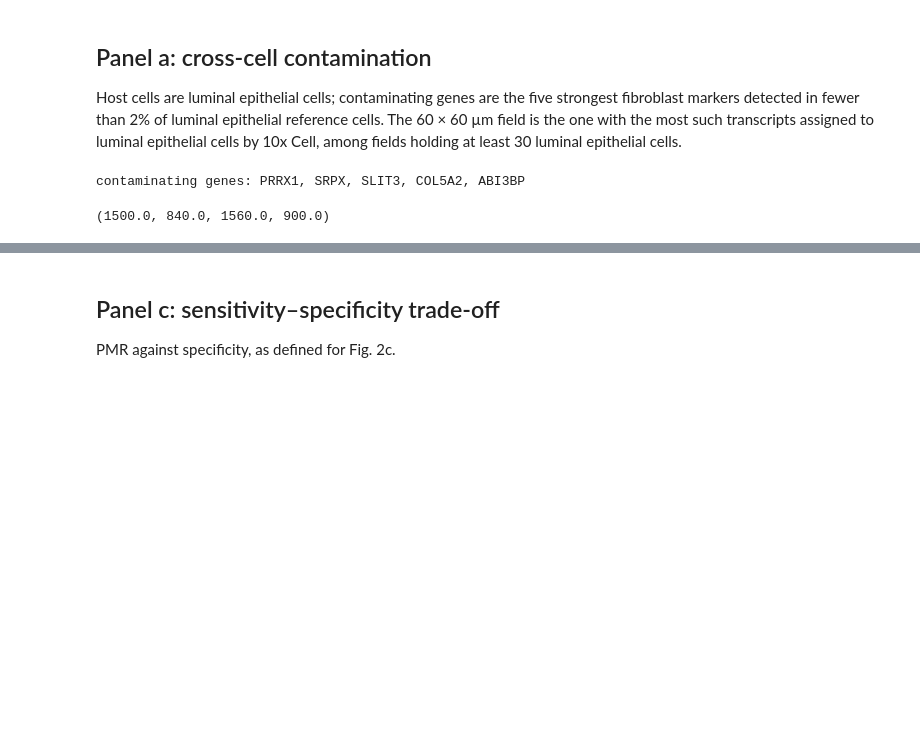
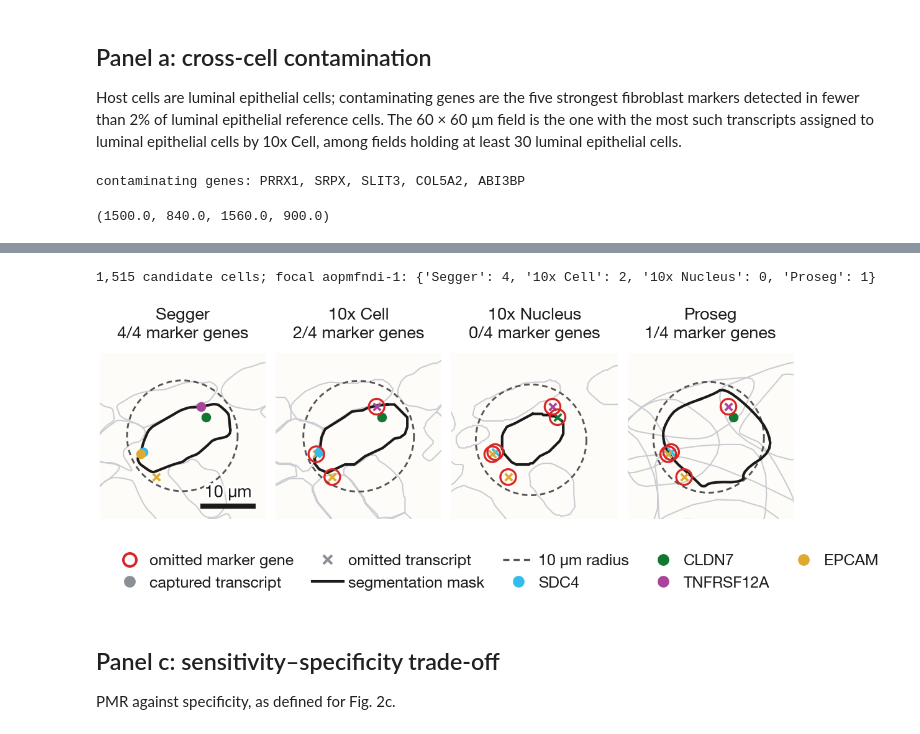
Before and after one commit to dpeerlab/segger-analysis, a Jupyter notebook: paper/contamination_xenium_breast.ipynb, the cells around one changed output, grey strips where cells are left out. Cells and saved outputs as stored; diff of their text form; code cells hidden in the pictures; blank space fills up the shorter version.

```diff
--- a/paper/contamination_xenium_breast.ipynb
+++ b/paper/contamination_xenium_breast.ipynb
@@ -299,3 +268,64 @@ sg.pl.save_panel(fig, OUT_DIR / "panel_b")
+# %%
+MARKER_GENES = positive["Luminal epithelial"][:4]
+MARKERS = dict(zip(MARKER_GENES, ["#33BBEE", "#117733", "#AA4499", "#DDAA33"]))
+marker_tx = tx.filter(pl.col("feature_name").is_in(MARKER_GENES)).with_columns(pl.col(METHODS).cast(pl.Utf8))
+marker_genes = marker_tx.get_column("feature_name").cast(pl.Utf8).to_numpy()
+
+# candidates: all four markers within 10 µm of the cell centroid
+nearby = cKDTree(marker_tx.select("x", "y").to_numpy()).query_ball_point(epi[["x", "y"]].to_numpy(), r=10.0)
+available = np.array([len(set(marker_genes[i])) == len(MARKER_GENES) for i in nearby])
+candidates = list(epi.index[available])
+n_nearby = pd.Series([len(i) for i in nearby], index=epi.index)[available]
+
+# markers held by the cell of each method with most of the candidate's transcripts
+cand_tx = tx.filter(pl.col("10x Cell").is_in(candidates)).with_columns(pl.col(METHODS).cast(pl.Utf8))
+held = {}
+for method in METHODS:
+    if method == "10x Cell":
+        focal = pl.DataFrame({"_candidate": candidates, "_focal": candidates}, schema={"_candidate": pl.Utf8, "_focal": pl.Utf8})
+    else:
+        focal = (
+            cand_tx.filter(pl.col(method).is_not_null())
+            .group_by("10x Cell", method).len()
+            .sort(["10x Cell", "len", method], descending=[False, True, False])
+            .unique("10x Cell", keep="first", maintain_order=True)
+            .select(pl.col("10x Cell").alias("_candidate"), pl.col(method).alias("_focal"))
+        )
+    counts = (
+        marker_tx.select(pl.col(method).alias("_focal"), "feature_name").join(focal, on="_focal")
+        .group_by("_candidate").agg(pl.col("feature_name").n_unique().alias("n"))
+    )
+    held[method] = pd.Series(counts["n"].to_numpy(), index=counts["_candidate"].to_list(), dtype=float)
+held = pd.DataFrame(held).reindex(candidates).fillna(0)
+center_a = np.array([(bbox_a[0] + bbox_a[2]) / 2, (bbox_a[1] + bbox_a[3]) / 2])
+ranking = pd.DataFrame({
+    "margin": held["Segger"] - held.drop(columns="Segger").mean(axis=1),
+    "nearby": n_nearby,
+    "distance": np.hypot(epi.loc[candidates, "x"] - center_a[0], epi.loc[candidates, "y"] - center_a[1]),
+}).sort_values(["margin", "nearby", "distance"], ascending=[False, False, True])
+focal_10x = ranking.index[0]
+print(f"{len(candidates):,} candidate cells; focal {focal_10x}:", held.loc[focal_10x].astype(int).to_dict())
+reference_cell = tx.filter(pl.col("10x Cell") == focal_10x)
+center = tuple(reference_cell.select(pl.col("x").mean(), pl.col("y").mean()).row(0))
+bbox_b = (center[0] - 15, center[1] - 15, center[0] + 15, center[1] + 15)
+fov_b = tx.filter(pl.col("x").is_between(bbox_b[0] - 15, bbox_b[2] + 15) & pl.col("y").is_between(bbox_b[1] - 15, bbox_b[3] + 15))
+
+fig, axes = plt.subplots(2, len(METHODS), figsize=(122 * MM, 44 * MM), gridspec_kw={"wspace": 0.06, "height_ratios": [1, 0.35]})
+for ax, method in zip(axes[0], METHODS):
+    focal = reference_cell.get_column(method).drop_nulls().mode().sort()[0]
+    focal_center = tuple(tx.filter(pl.col(method) == focal).select(pl.col("x").mean(), pl.col("y").mean()).row(0))
+    masks = masks_for(method, cells_in(method, bbox_b, margin=10) + [focal])
+    recovered, available = fov.marker_recall(ax, fov_b, method, focal, focal_center, MARKERS, masks, bbox_b)
+    ax.set_title(f"{method}\n{recovered}/{available} marker genes", fontsize=6.5, linespacing=1.3)
+fov.scale_bar(axes[0, 0], 10, color=sg.pl.style.INK)
+legend = fig.add_subplot(axes[1, 0].get_gridspec()[1, :])
+for ax in axes[1]:
+    ax.remove()
+fov.marker_recall_legend(legend, MARKERS)
+sg.pl.save_panel(fig, OUT_DIR / "panel_b")
+# %% [output]
+1,515 candidate cells; focal aopmfndi-1: {'Segger': 4, '10x Cell': 2, '10x Nucleus': 0, 'Proseg': 1}
+[figure, added]
 # %% [markdown]
 ## Panel c: sensitivity–specificity trade-off
 
```
Also changed, not shown: parts of 8 cells of this notebook.
